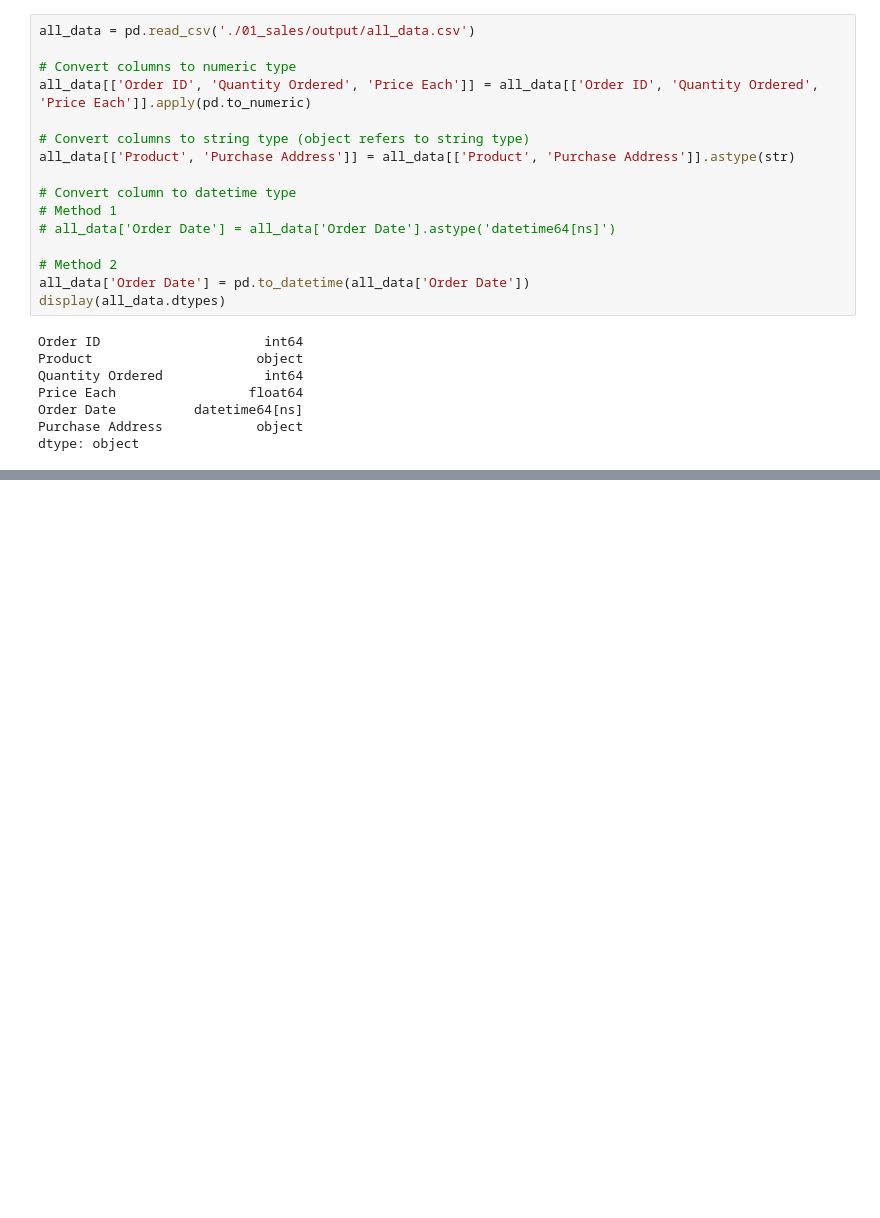
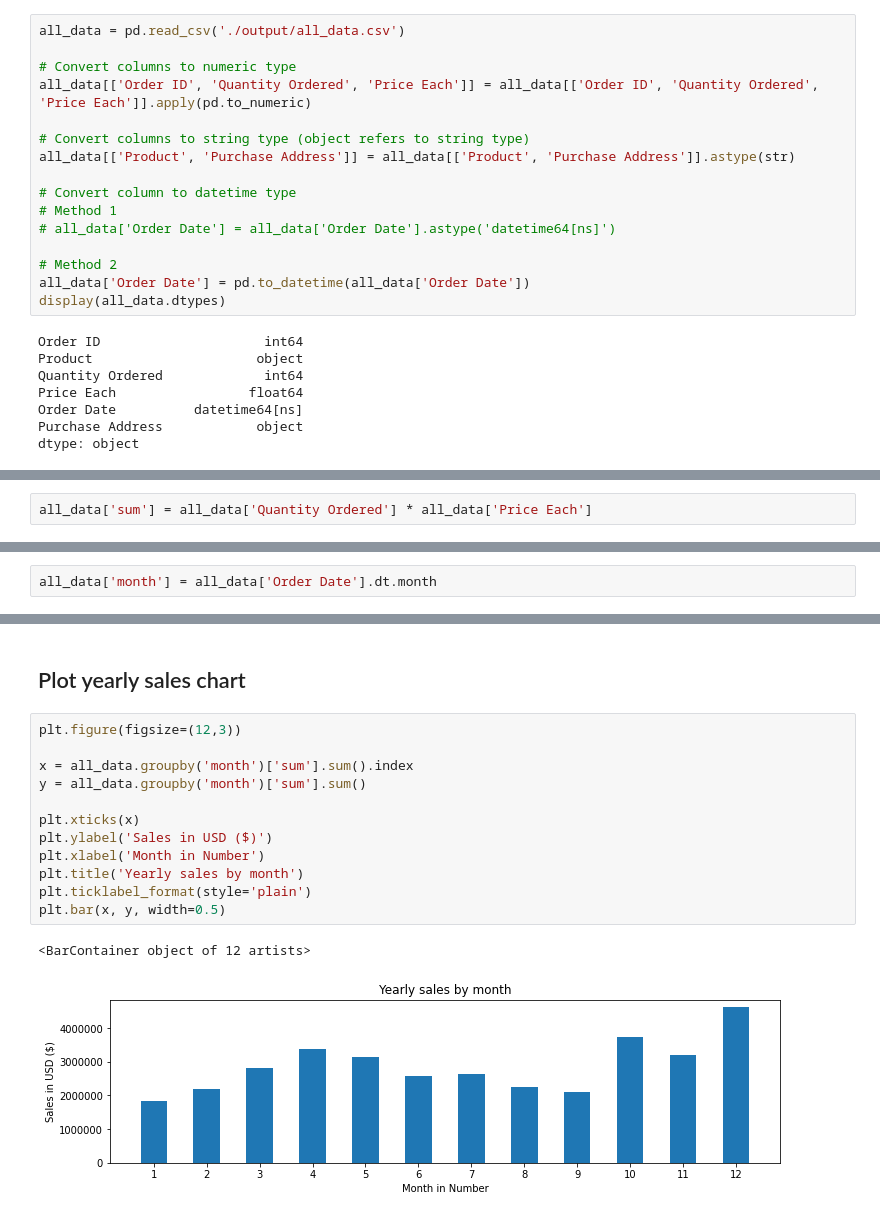
Before and after one commit to hellokuzuki/da-learn, a Jupyter notebook: 01_sales/sales-analysis.ipynb, the cells around one changed output, grey strips where cells are left out. Drawn from its saved outputs; the diff is of its cells as text; blank space fills up the shorter version.

Commit message:
complete sales analysis

```diff
--- a/01_sales/sales-analysis.ipynb
+++ b/01_sales/sales-analysis.ipynb
@@ -61,7 +65,7 @@ all_data.to_csv('./01_sales/output/all_data.csv', index=False)
 # %% [markdown]
 ## 4. Convert Column data type
 # %%
-all_data = pd.read_csv('./01_sales/output/all_data.csv')
+all_data = pd.read_csv('./output/all_data.csv')
 
 # Convert columns to numeric type
 all_data[['Order ID', 'Quantity Ordered', 'Price Each']] = all_data[['Order ID', 'Quantity Ordered', 'Price Each']].apply(pd.to_numeric)
@@ -86,0 +97,2 @@ dtype: object
+# %%
+all_data['sum'] = all_data['Quantity Ordered'] * all_data['Price Each']
@@ -86,0 +101,2 @@ dtype: object
+# %%
+all_data['month'] = all_data['Order Date'].dt.month
@@ -86,0 +114,17 @@ dtype: object
+# %% [markdown]
+## Plot yearly sales chart
+# %%
+plt.figure(figsize=(12,3))
+
+x = all_data.groupby('month')['sum'].sum().index
+y = all_data.groupby('month')['sum'].sum()
+
+plt.xticks(x)
+plt.ylabel('Sales in USD ($)')
+plt.xlabel('Month in Number')
+plt.title('Yearly sales by month')
+plt.ticklabel_format(style='plain')
+plt.bar(x, y, width=0.5)
+# %% [output]
+<BarContainer object of 12 artists>
+[figure, added]
```
Also changed, not shown: parts of 24 cells of this notebook, 1 other file.
